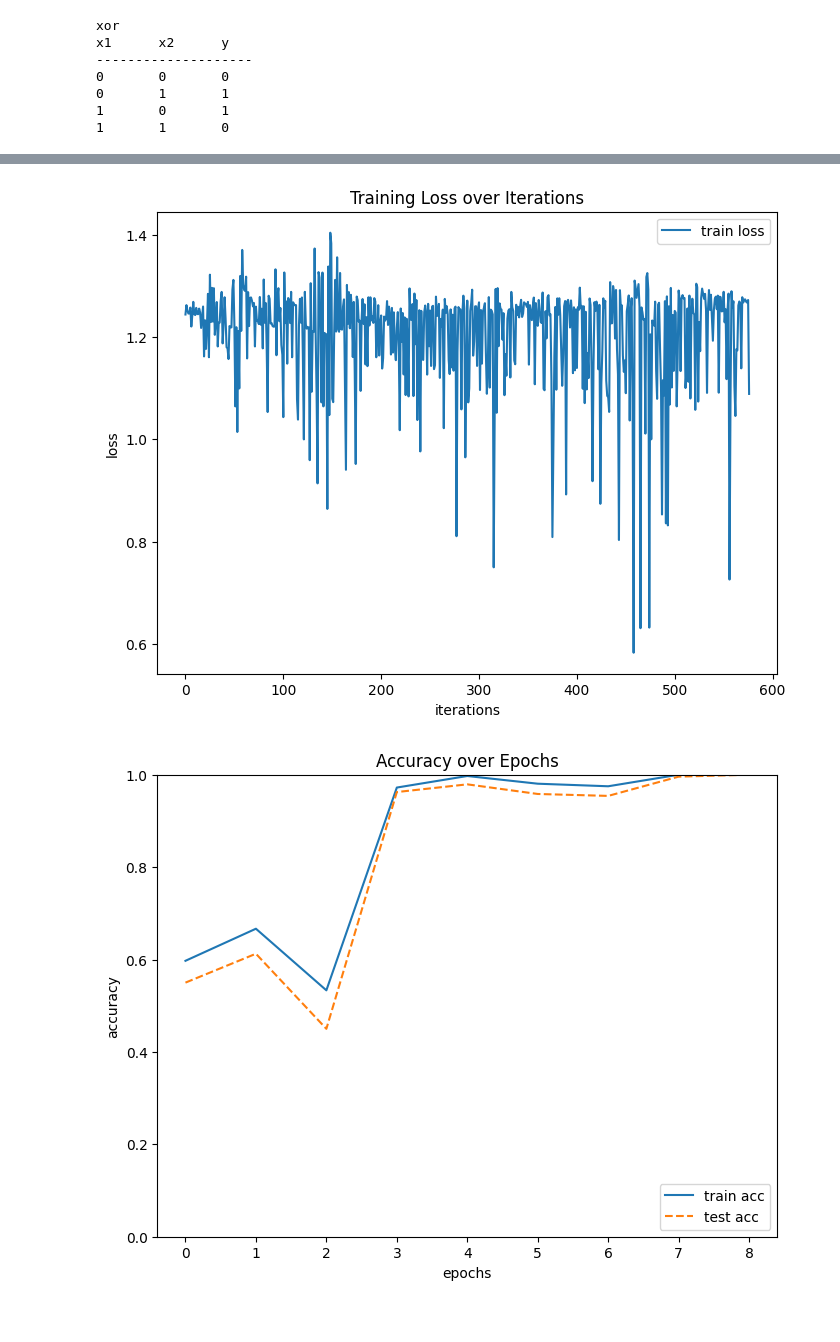
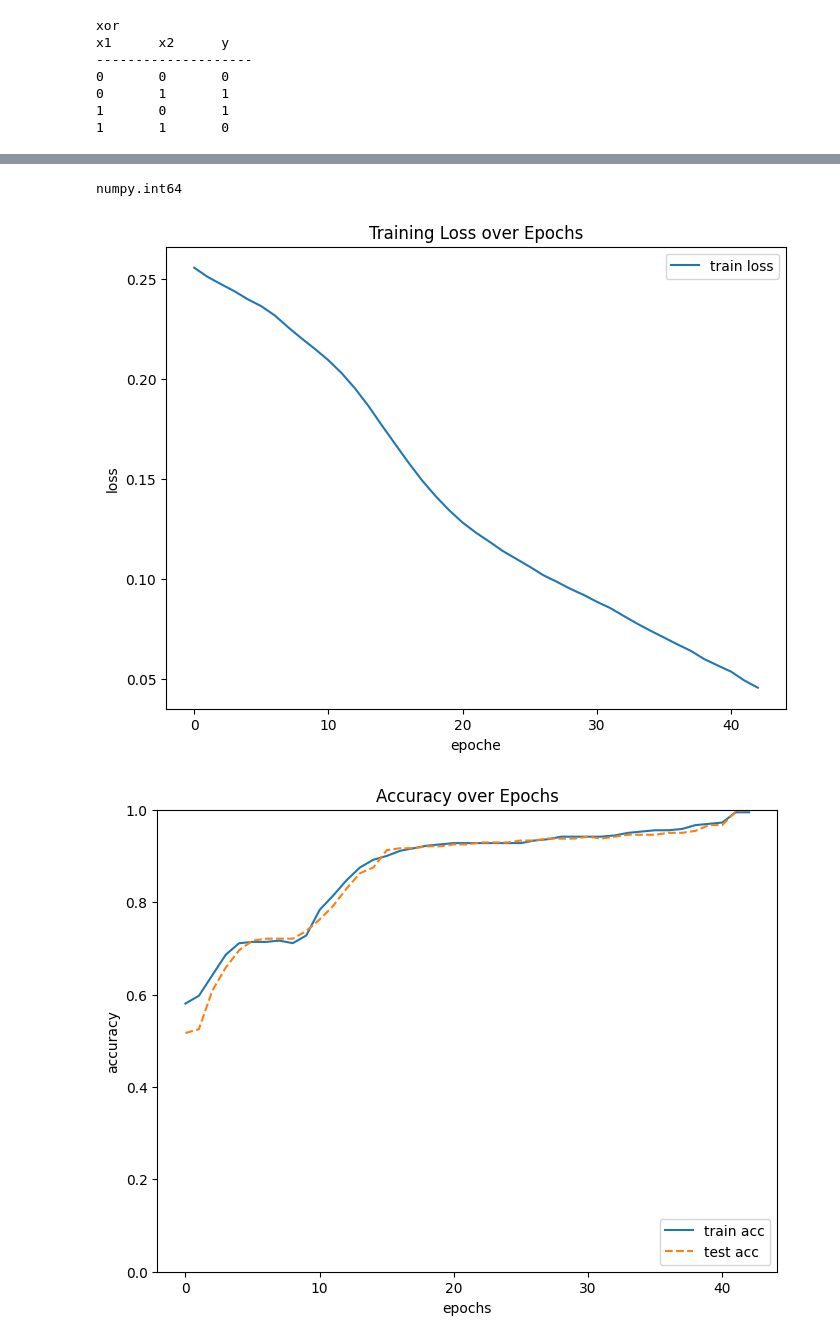
Before and after one commit to RyukiKuwahara/from-zero, a Jupyter notebook: from_zero_1.ipynb, the cells around one changed output, grey strips where cells are left out. Drawn from its saved outputs; the diff is of its cells as text; code cells hidden in the pictures.

```diff
--- a/from_zero_1.ipynb
+++ b/from_zero_1.ipynb
@@ -183,6 +188,6 @@ def my_activation_function(x):
 # %%
 def sigmoid(x):
-    return 1 / (1 + np.exp(-x))
+    return 1 / (1 + np.exp(-np.clip(x, -500, 500)))
 
 def relu(x):
     return np.maximum(0, x)
@@ -325,3 +268,7 @@ class TwoLayerNet:
+# %%
+type(np.sum([[1],[2]]))
+# %% [output]
+numpy.int64
 # %%
 import matplotlib.pyplot as plt
 
@@ -381,11 +394,11 @@ y = df['label']
 
 x_train, x_test, y_train, y_test = train_test_split(X, y, test_size=0.4, random_state=0)
 
-network = TwoLayerNet(input_size=2, hidden_size=10, output_size=1)
+network = TwoLayerNet(input_size=2, hidden_size=4, output_size=1)
 
 iters_num = 10000
 train_size = x_train.shape[0]
-batch_size = 5
+batch_size = 10
 learning_rate = 0.03
 
 train_loss_list = []
@@ -406,11 +419,11 @@ for i in tqdm(range(iters_num)):
     for key in ('W1', 'b1', 'W2', 'b2'):
         network.params[key] -= learning_rate * grad[key]
 
-    loss = network.loss(x_batch, t_batch)
-    train_loss_list.append(loss)
     # print_result()
 
     if i % (iter_per_epoch) == 0:
+        loss = network.loss(x_train.values, y_train.values)
+        train_loss_list.append(loss)
         # print_result()
         train_acc = network.accuracy(x_train, y_train)
         test_acc = network.accuracy(x_test, y_test)
@@ -421,27 +434,28 @@ for i in tqdm(range(iters_num)):
 # %%
 
 # 訓練損失のグラフを描画
 plt.figure(figsize=(8, 6))
 plt.plot(np.arange(len(train_loss_list)), train_loss_list, label='train loss')
-plt.xlabel("iterations")
+plt.xlabel("epoche")
 plt.ylabel("loss")
-plt.title("Training Loss over Iterations")
+plt.title("Training Loss over Epochs")
 plt.legend(loc='upper right')
 plt.show()
 
 # 訓練精度とテスト精度のグラフを描画
 plt.figure(figsize=(8, 6))
 x = np.arange(len(train_acc_list))
 plt.plot(x, train_acc_list, label='train acc')
 plt.plot(x, test_acc_list, label='test acc', linestyle='--')
 plt.xlabel("epochs")
 plt.ylabel("accuracy")
 plt.ylim(0, 1.0)
 plt.title("Accuracy over Epochs")
 plt.legend(loc='lower right')
 plt.show()
 
+print(train_loss_list)
 print(test_acc_list)
 # %% [output]
-[figure, old version]
+[figure, new version]
-[figure, old version]
+[figure, new version]
```
Also changed, not shown: parts of 7 cells of this notebook.
